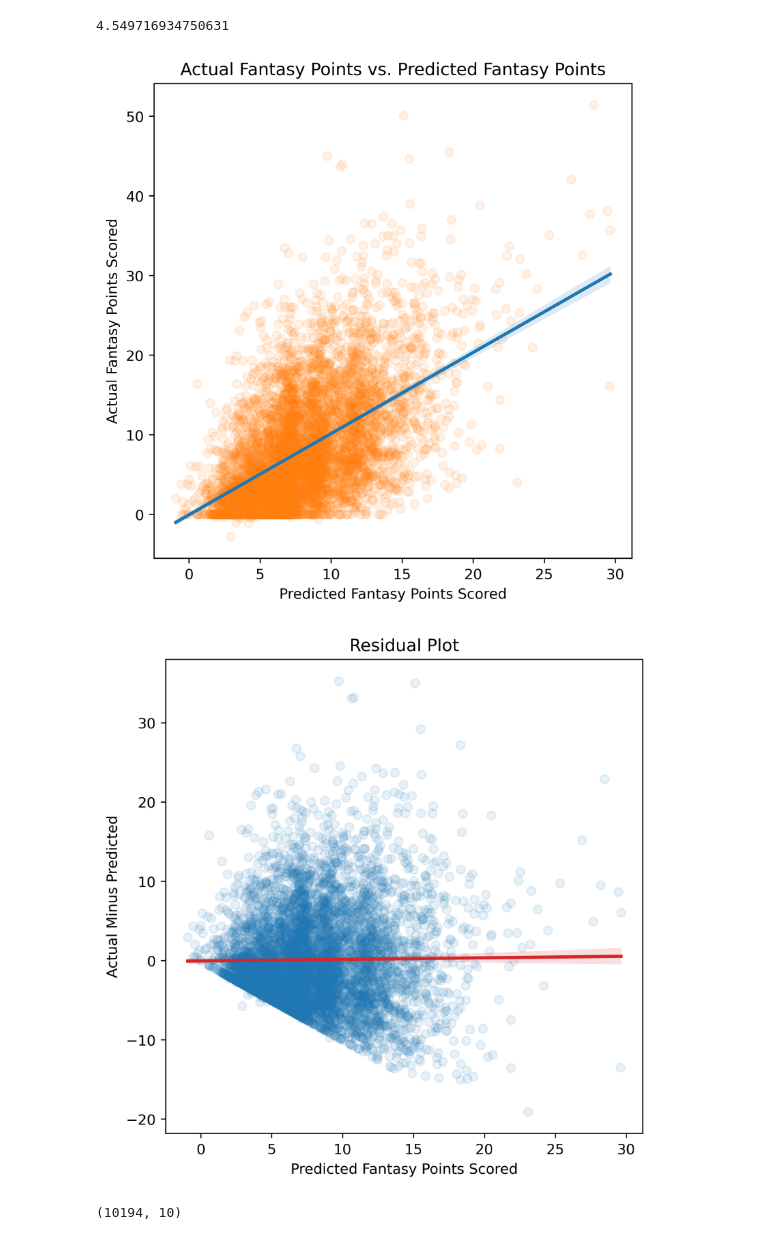
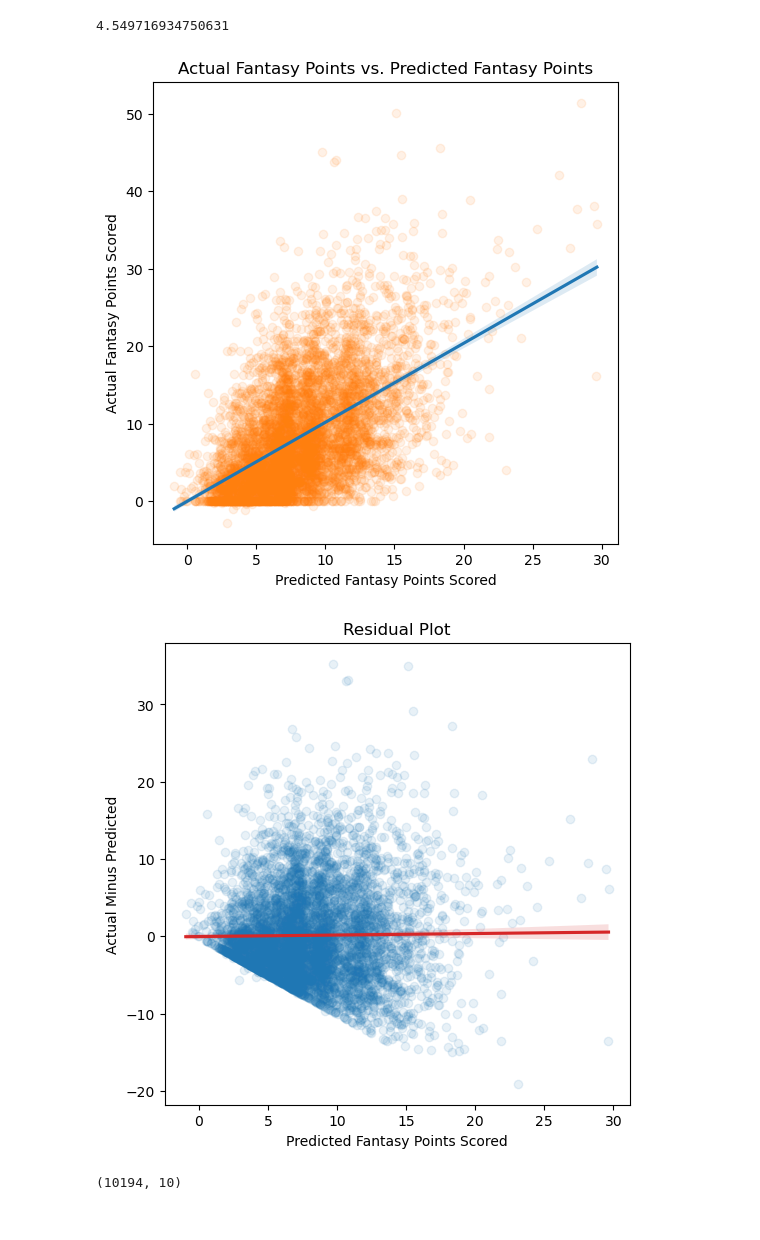
Before and after one commit to shughes1000/fantasy-football-projections, a Jupyter notebook: code/machine_learning/model_building_wr.ipynb, the cells around one changed output. Cells and saved outputs as stored; diff of their text form; code cells hidden in the pictures.

Commit message:
made plots smaller

```diff
--- a/code/machine_learning/model_building_wr.ipynb
+++ b/code/machine_learning/model_building_wr.ipynb
@@ -371,29 +371,29 @@ mean_absolute_error(df_test['Fantasy Points'], df_test['Prediction'])
 # %%
 import matplotlib.pyplot as plt
 import seaborn as sns
 
-plt.figure(figsize=(6, 6), dpi=400)
+plt.figure(figsize=(6, 6), dpi=100)
 
 ax = sns.regplot(
     data=df_test,
     x='Prediction',
     y='Fantasy Points',
     scatter_kws={'alpha': 0.10, 'color': sns.color_palette()[1]},
     line_kws={'color': sns.color_palette()[0]},
 )
 
 plt.title('Actual Fantasy Points vs. Predicted Fantasy Points')
 plt.xlabel('Predicted Fantasy Points Scored')
 plt.ylabel('Actual Fantasy Points Scored')
 
 plt.show()
 # %% [output]
-[figure, old version]
+[figure, new version]
 # %%
 import matplotlib.pyplot as plt
 import seaborn as sns
 
-plt.figure(figsize=(6, 6), dpi=400)
+plt.figure(figsize=(6, 6), dpi=100)
 
 ax = sns.regplot(
     data=df_test.assign(f=(df_test['Fantasy Points'] - df_test['Prediction'])),
@@ -409,7 +409,7 @@ plt.ylabel('Actual Minus Predicted')
 
 plt.show()
 # %% [output]
-[figure, old version]
+[figure, new version]
 # %%
 import shap
 
```
